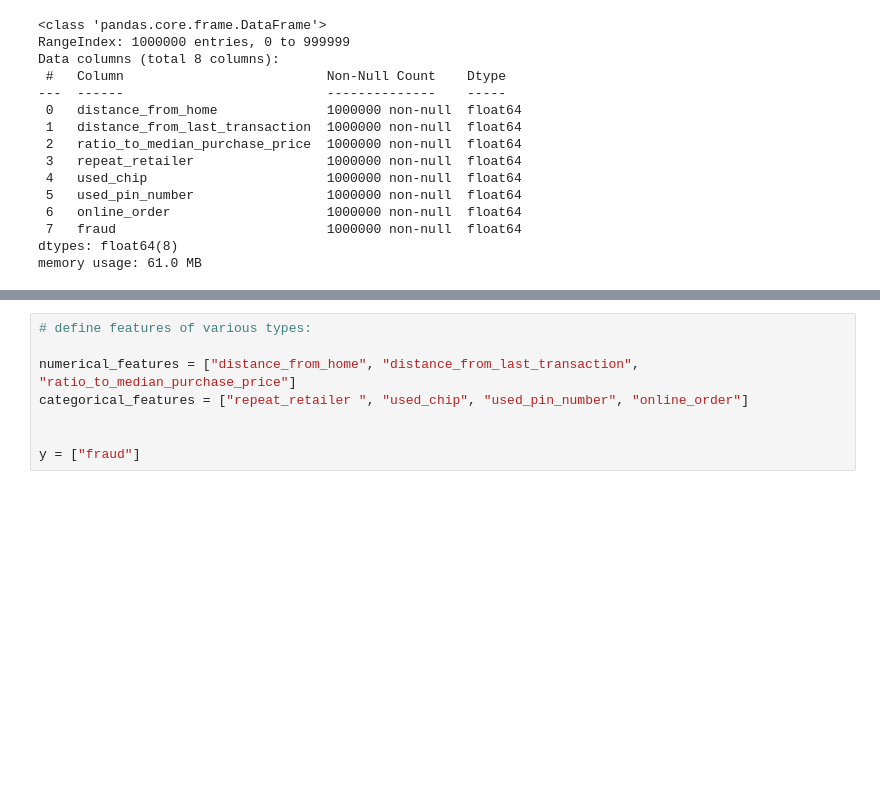
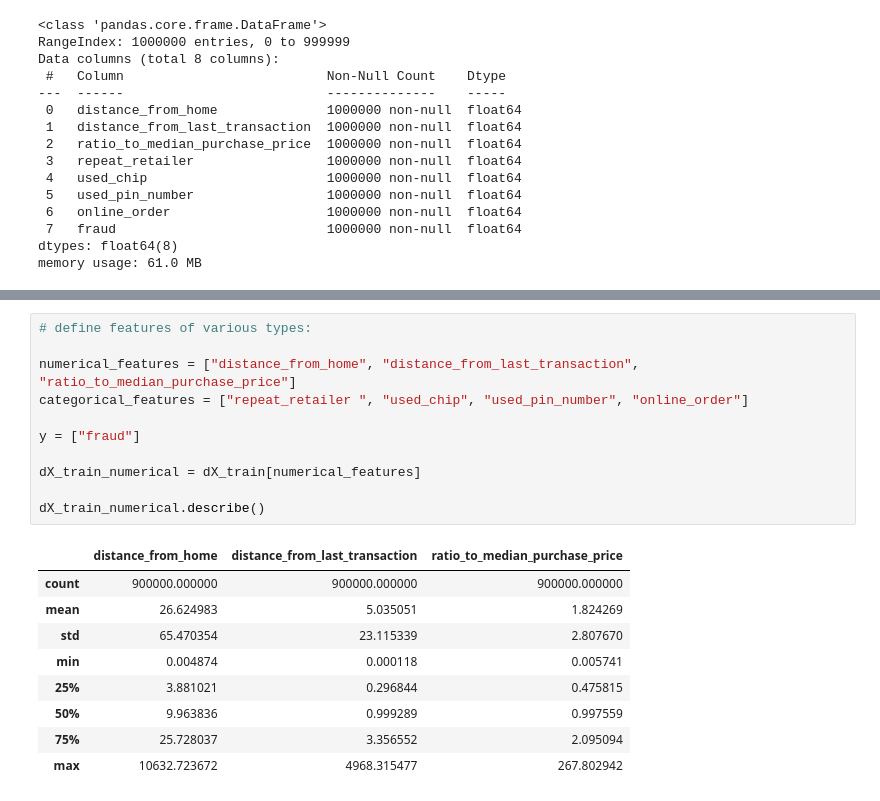
Before and after one commit to project4sharing/principle_component_analysis01, a Jupyter notebook: creditcard_fraud_pca01.ipynb, the cells around one changed output, grey strips where cells are left out. Drawn from its saved outputs; the diff is of its cells as text; blank space fills up the shorter version.

```diff
--- a/creditcard_fraud_pca01.ipynb
+++ b/creditcard_fraud_pca01.ipynb
@@ -151,8 +143,21 @@ Name: fraud, Length: 100000, dtype: float64
 # %%
 # define features of various types:
 
 numerical_features = ["distance_from_home", "distance_from_last_transaction", "ratio_to_median_purchase_price"]
 categorical_features = ["repeat_retailer ", "used_chip", "used_pin_number", "online_order"]
 
+y = ["fraud"]
 
-y = ["fraud"]
+dX_train_numerical = dX_train[numerical_features]
+
+dX_train_numerical.describe()
+# %% [output]
+|  | distance_from_home | distance_from_last_transaction | ratio_to_median_purchase_price |
+| count | 900000.000000 | 900000.000000 | 900000.000000 |
+| mean | 26.624983 | 5.035051 | 1.824269 |
+| std | 65.470354 | 23.115339 | 2.807670 |
+| min | 0.004874 | 0.000118 | 0.005741 |
+| 25% | 3.881021 | 0.296844 | 0.475815 |
+| 50% | 9.963836 | 0.999289 | 0.997559 |
+| 75% | 25.728037 | 3.356552 | 2.095094 |
+| max | 10632.723672 | 4968.315477 | 267.802942 |
```
Also changed, not shown: parts of 8 cells of this notebook.
